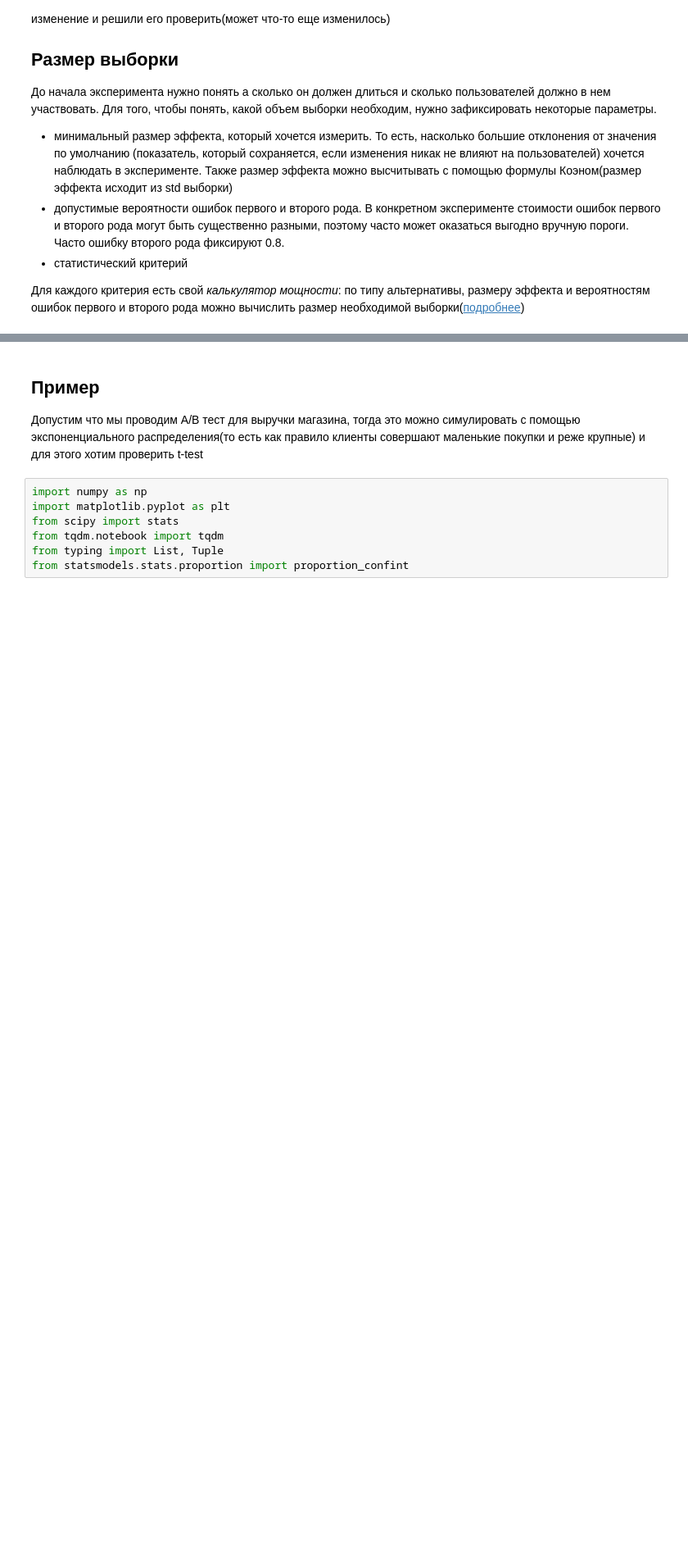
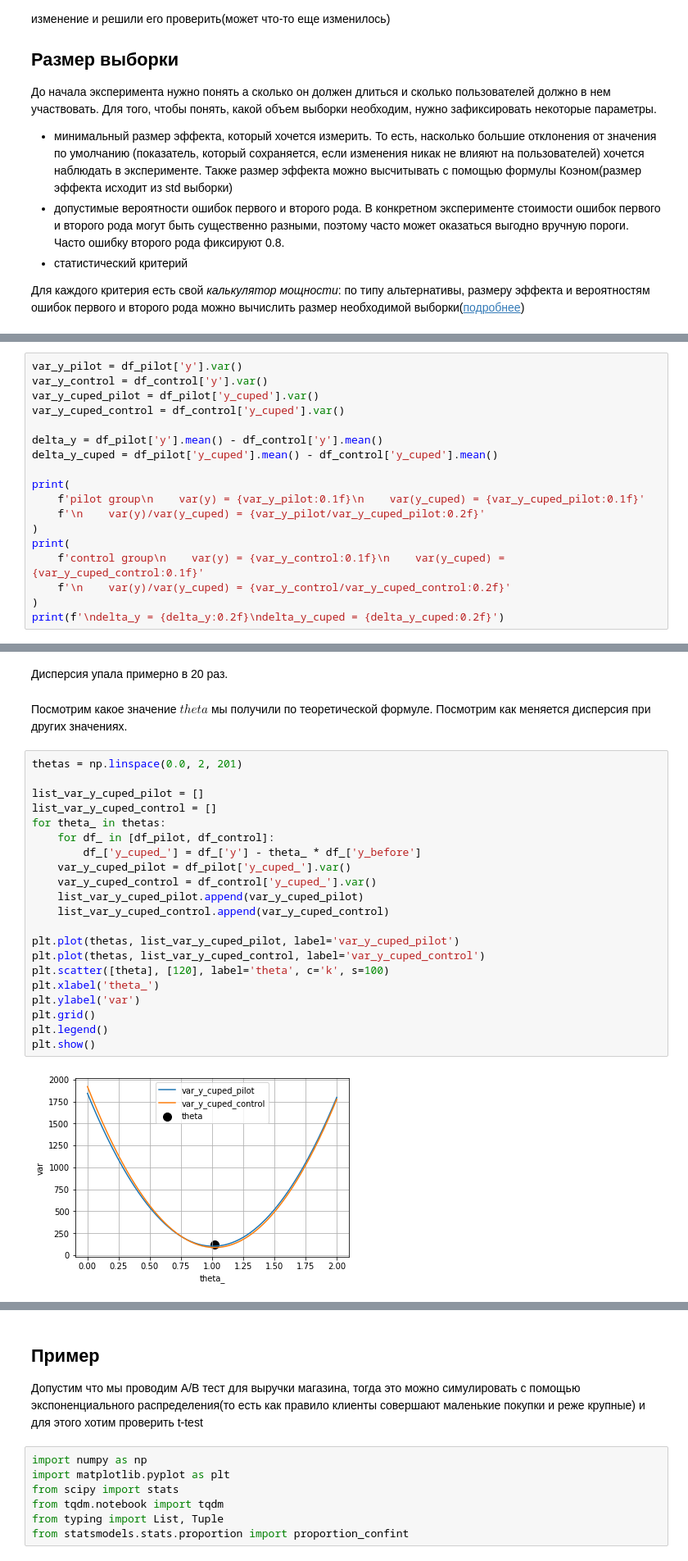
Before and after one commit to Dokholyan/sandbox, a Jupyter notebook: statistics/Statistics.ipynb, the cells around one changed output, grey strips where cells are left out. Shown at 82% size. Saved outputs shown, nothing was run; the diff lists cells and outputs as text; blank space fills up the shorter version.

```diff
--- a/statistics/Statistics.ipynb
+++ b/statistics/Statistics.ipynb
@@ -2201,0 +2355,18 @@ sign_test_data
+# %%
+var_y_pilot = df_pilot['y'].var()
+var_y_control = df_control['y'].var()
+var_y_cuped_pilot = df_pilot['y_cuped'].var()
+var_y_cuped_control = df_control['y_cuped'].var()
+
+delta_y = df_pilot['y'].mean() - df_control['y'].mean()
+delta_y_cuped = df_pilot['y_cuped'].mean() - df_control['y_cuped'].mean()
+
+print(
+    f'pilot group\n    var(y) = {var_y_pilot:0.1f}\n    var(y_cuped) = {var_y_cuped_pilot:0.1f}'
+    f'\n    var(y)/var(y_cuped) = {var_y_pilot/var_y_cuped_pilot:0.2f}'
+)
+print(
+    f'control group\n    var(y) = {var_y_control:0.1f}\n    var(y_cuped) = {var_y_cuped_control:0.1f}'
+    f'\n    var(y)/var(y_cuped) = {var_y_control/var_y_cuped_control:0.2f}'
+)
+print(f'\ndelta_y = {delta_y:0.2f}\ndelta_y_cuped = {delta_y_cuped:0.2f}')
@@ -2201,0 +2385,27 @@ sign_test_data
+# %% [markdown]
+Дисперсия упала примерно в 20 раз.
+# %% [markdown]
+Посмотрим какое значение $theta$ мы получили по теоретической формуле. Посмотрим как меняется дисперсия при других значениях.
+# %%
+thetas = np.linspace(0.0, 2, 201)
+
+list_var_y_cuped_pilot = []
+list_var_y_cuped_control = []
+for theta_ in thetas:
+    for df_ in [df_pilot, df_control]:
+        df_['y_cuped_'] = df_['y'] - theta_ * df_['y_before']
+    var_y_cuped_pilot = df_pilot['y_cuped_'].var()
+    var_y_cuped_control = df_control['y_cuped_'].var()
+    list_var_y_cuped_pilot.append(var_y_cuped_pilot)
+    list_var_y_cuped_control.append(var_y_cuped_control)
+
+plt.plot(thetas, list_var_y_cuped_pilot, label='var_y_cuped_pilot')
+plt.plot(thetas, list_var_y_cuped_control, label='var_y_cuped_control')
+plt.scatter([theta], [120], label='theta', c='k', s=100)
+plt.xlabel('theta_')
+plt.ylabel('var')
+plt.grid()
+plt.legend()
+plt.show()
+# %% [output]
+[figure, added]
```
Also changed, not shown: parts of 38 cells of this notebook, 3 other files.
